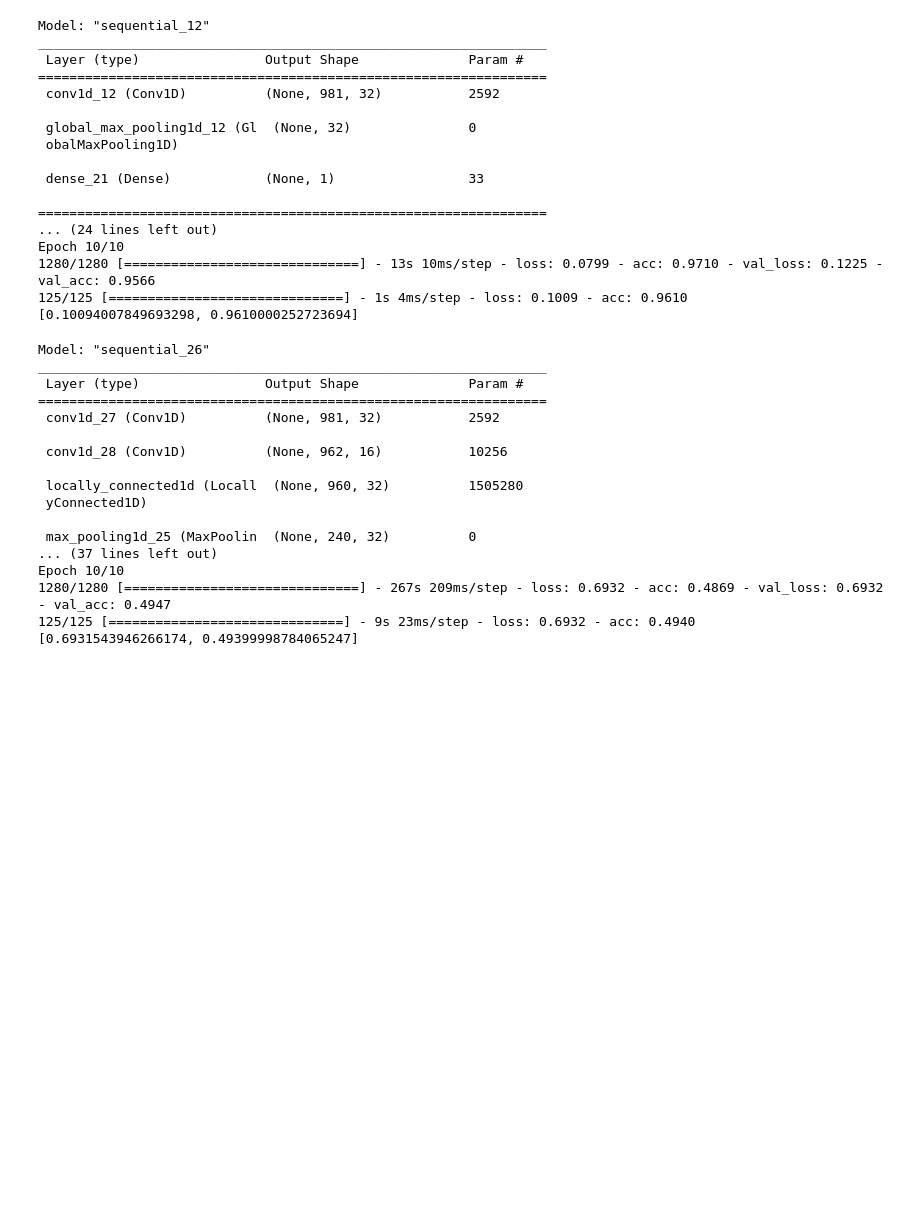
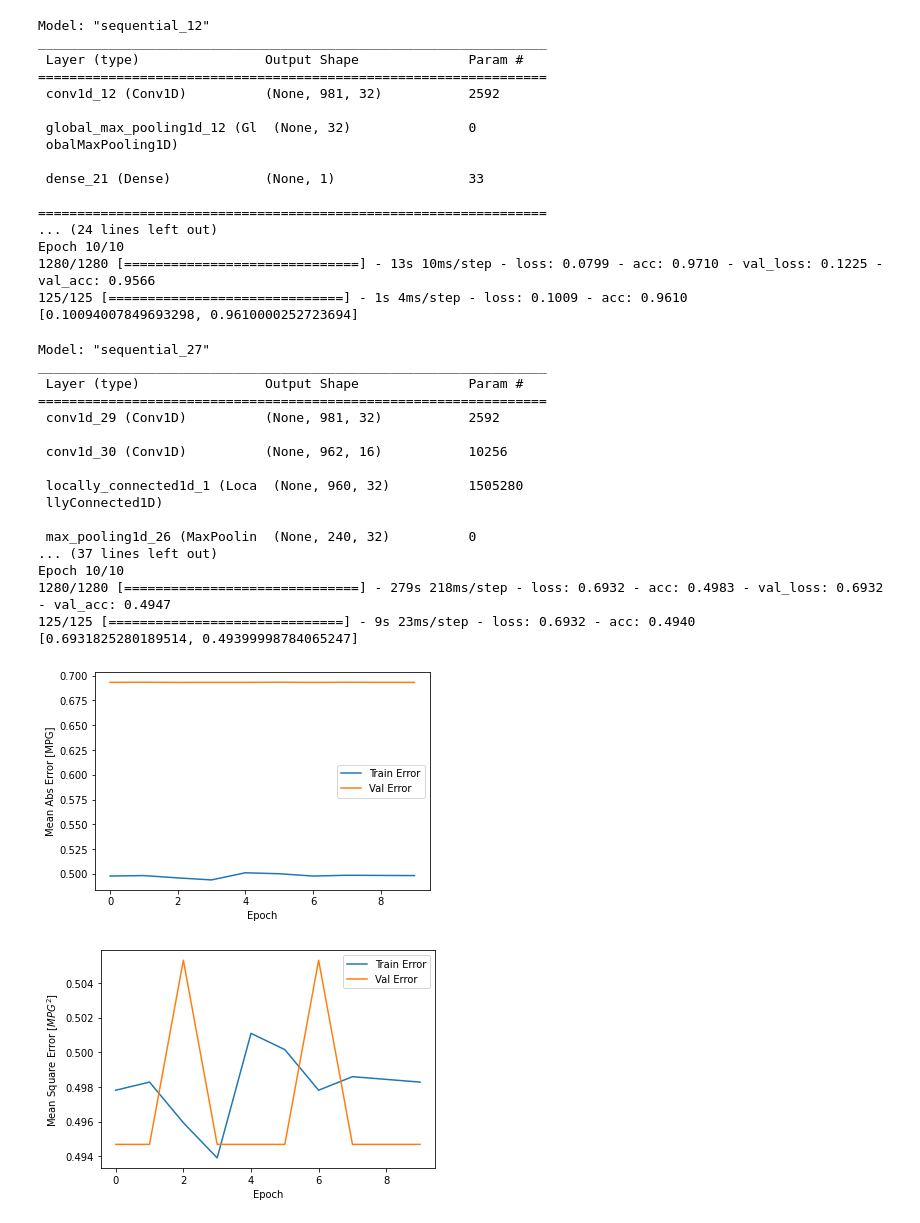
Before and after one commit to leiyi-ihb/ColabPractics, a Jupyter notebook: Keras_example01.ipynb, the cells around one changed output. Drawn from its saved outputs; the diff is of its cells as text; code cells hidden in the pictures; blank space fills up the shorter version.

```diff
--- a/Keras_example01.ipynb
+++ b/Keras_example01.ipynb
@@ -249,7 +249,7 @@ Epoch 10/10
 125/125 [==============================] - 1s 4ms/step - loss: 0.1009 - acc: 0.9610
 [0.10094007849693298, 0.9610000252723694]
 # %%
-# Sixth
+# Sixth: take more time
 from keras.layers import LSTM, AveragePooling1D, Conv2D, LocallyConnected1D
 model = Sequential()
 model.add(Conv1D(32, kernel_size=(20), activation='relu', input_shape=(1000, 4)))
@@ -268,27 +268,61 @@ model.compile(optimizer='rmsprop',
              metrics = ['acc'],
              loss = 'binary_crossentropy')
 # training
-model.fit(x_train, y_train,
+History = model.fit(x_train, y_train,
                    epochs = 10,
                    batch_size = 10,
                    validation_split = 0.2)
 score = model.evaluate(x_test, y_test, batch_size=16)
 print(score)
 # %% [output]
-Model: "sequential_26"
+Model: "sequential_27"
 _________________________________________________________________
  Layer (type)                Output Shape              Param #
 =================================================================
- conv1d_27 (Conv1D)          (None, 981, 32)           2592
+ conv1d_29 (Conv1D)          (None, 981, 32)           2592
 
- conv1d_28 (Conv1D)          (None, 962, 16)           10256
+ conv1d_30 (Conv1D)          (None, 962, 16)           10256
 
- locally_connected1d (Locall  (None, 960, 32)          1505280
- yConnected1D)
+ locally_connected1d_1 (Loca  (None, 960, 32)          1505280
+ llyConnected1D)
 
- max_pooling1d_25 (MaxPoolin  (None, 240, 32)          0
+ max_pooling1d_26 (MaxPoolin  (None, 240, 32)          0
 ... (37 lines left out)
 Epoch 10/10
-1280/1280 [==============================] - 267s 209ms/step - loss: 0.6932 - acc: 0.4869 - val_loss: 0.6932 - val_acc: 0.4947
+1280/1280 [==============================] - 279s 218ms/step - loss: 0.6932 - acc: 0.4983 - val_loss: 0.6932 - val_acc: 0.4947
 125/125 [==============================] - 9s 23ms/step - loss: 0.6932 - acc: 0.4940
-[0.6931543946266174, 0.49399998784065247]
+[0.6931825280189514, 0.49399998784065247]
+# %%
+import matplotlib.pyplot as plt
+def plot_history(history):
+
+#   hist = pd.DataFrame(history.history)
+    hist = History.history
+    hist['epoch'] = History.epoch
+
+    plt.figure()
+    plt.xlabel('Epoch')
+    plt.ylabel('Mean Abs Error [MPG]')
+    plt.plot(hist['epoch'], hist['acc'], # need to be modified
+        label='Train Error')
+    plt.plot(hist['epoch'], hist['val_loss'], # need to be modified
+        label = 'Val Error')
+#     plt.ylim([0,5])
+    plt.legend()
+
+    plt.figure()
+    plt.xlabel('Epoch')
+    plt.ylabel('Mean Square Error [$MPG^2$]')
+    plt.plot(hist['epoch'], hist['acc'], # need to be modified
+        label='Train Error')
+    plt.plot(hist['epoch'], hist['val_acc'], # need to be modified
+        label = 'Val Error')
+#     plt.ylim([0,20])
+    plt.legend()
+    plt.show()
+
+if __name__=='__main__':
+  plot_history(History)
+# %% [output]
+[figure, added]
+[figure, added]
```
